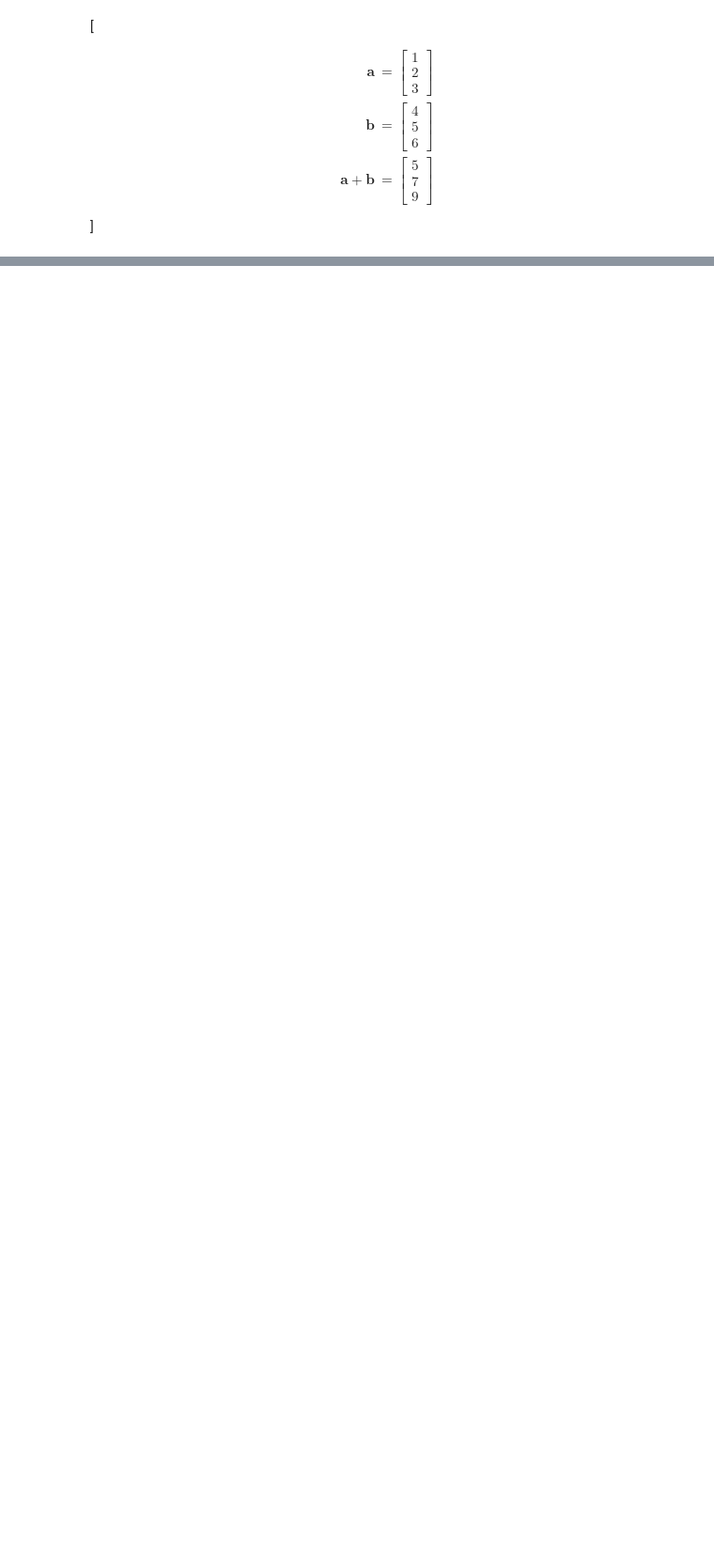
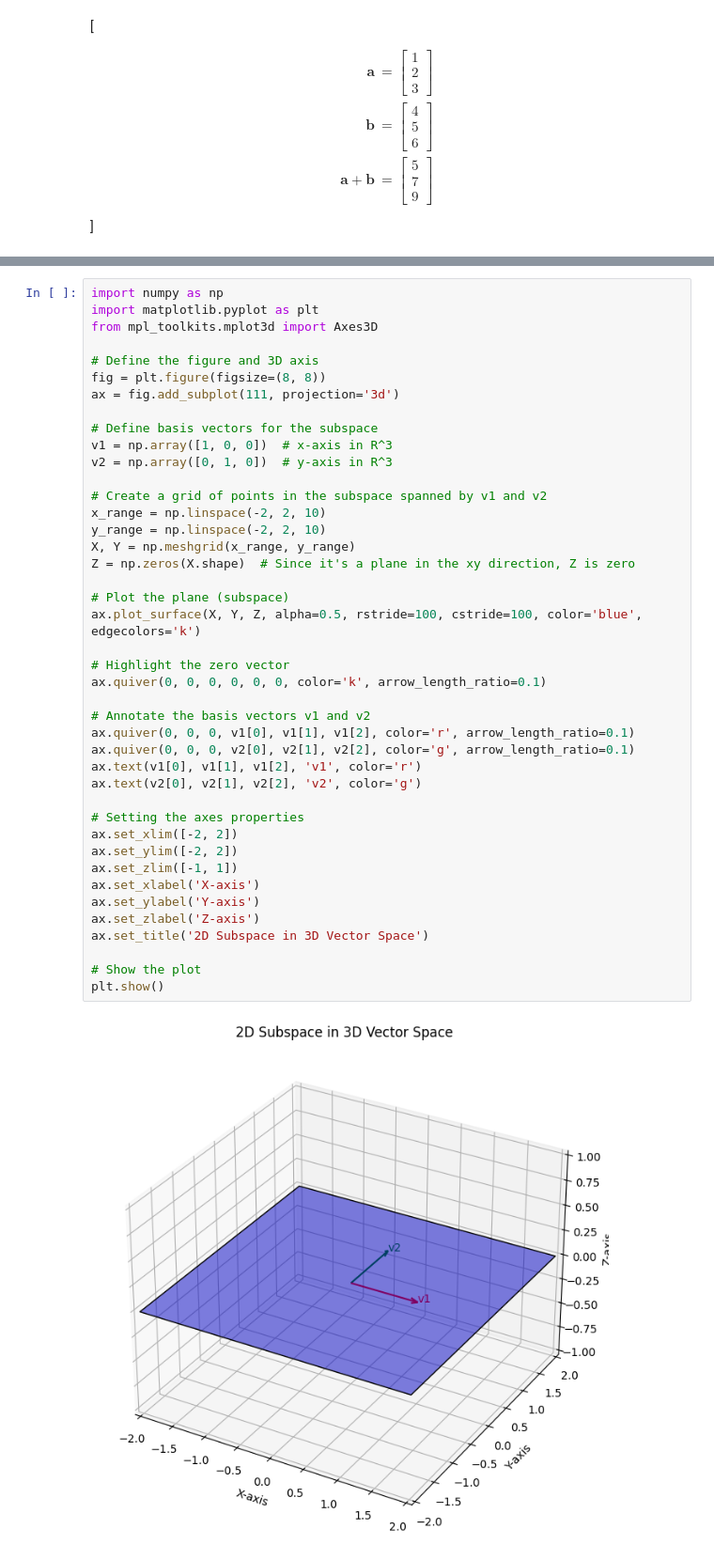
Before and after one commit to apparent-power/Statistical-Signal-Processing, a Jupyter notebook: Lecture_1.ipynb, the cells around one changed output, grey strips where cells are left out. Shown: that part at 94% size. Saved outputs shown, nothing was run; the diff lists cells and outputs as text; blank space fills up the shorter version.

```diff
--- a/Lecture_1.ipynb
+++ b/Lecture_1.ipynb
@@ -137,0 +140,44 @@ plt.show()
+# %%
+import numpy as np
+import matplotlib.pyplot as plt
+from mpl_toolkits.mplot3d import Axes3D
+
+# Define the figure and 3D axis
+fig = plt.figure(figsize=(8, 8))
+ax = fig.add_subplot(111, projection='3d')
+
+# Define basis vectors for the subspace
+v1 = np.array([1, 0, 0])  # x-axis in R^3
+v2 = np.array([0, 1, 0])  # y-axis in R^3
+
+# Create a grid of points in the subspace spanned by v1 and v2
+x_range = np.linspace(-2, 2, 10)
+y_range = np.linspace(-2, 2, 10)
+X, Y = np.meshgrid(x_range, y_range)
+Z = np.zeros(X.shape)  # Since it's a plane in the xy direction, Z is zero
+
+# Plot the plane (subspace)
+ax.plot_surface(X, Y, Z, alpha=0.5, rstride=100, cstride=100, color='blue', edgecolors='k')
+
+# Highlight the zero vector
+ax.quiver(0, 0, 0, 0, 0, 0, color='k', arrow_length_ratio=0.1)
+
+# Annotate the basis vectors v1 and v2
+ax.quiver(0, 0, 0, v1[0], v1[1], v1[2], color='r', arrow_length_ratio=0.1)
+ax.quiver(0, 0, 0, v2[0], v2[1], v2[2], color='g', arrow_length_ratio=0.1)
+ax.text(v1[0], v1[1], v1[2], 'v1', color='r')
+ax.text(v2[0], v2[1], v2[2], 'v2', color='g')
+
+# Setting the axes properties
+ax.set_xlim([-2, 2])
+ax.set_ylim([-2, 2])
+ax.set_zlim([-1, 1])
+ax.set_xlabel('X-axis')
+ax.set_ylabel('Y-axis')
+ax.set_zlabel('Z-axis')
+ax.set_title('2D Subspace in 3D Vector Space')
+
+# Show the plot
+plt.show()
+# %% [output]
+[figure, added]
```
Also changed, not shown: parts of 5 cells of this notebook, 5 other files.
